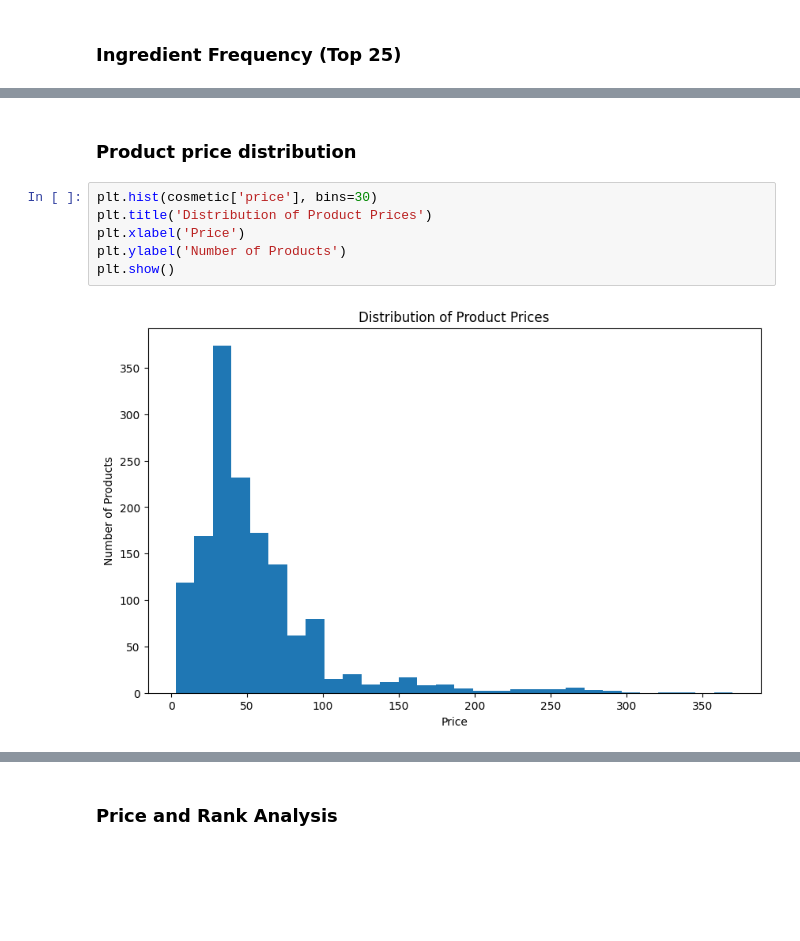
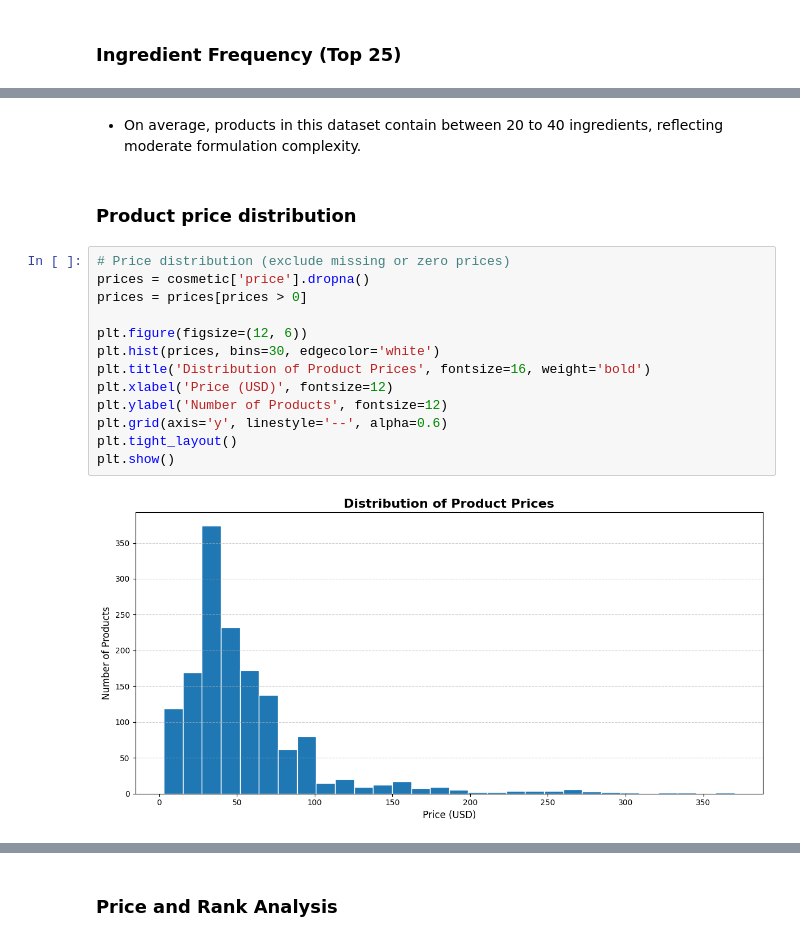
Before and after one commit to angelakberry/beauty_wizard, a Jupyter notebook: working_beauty_wizard.ipynb, the cells around one changed output, grey strips where cells are left out. Cells and saved outputs as stored; diff of their text form; blank space fills up the shorter version.

```diff
--- a/working_beauty_wizard.ipynb
+++ b/working_beauty_wizard.ipynb
@@ -409,10 +525,19 @@ plt.show()
+# %% [markdown]
+* On average, products in this dataset contain between 20 to 40 ingredients, reflecting moderate formulation complexity.
 # %% [markdown]
 ### Product price distribution
 # %%
-plt.hist(cosmetic['price'], bins=30)
-plt.title('Distribution of Product Prices')
-plt.xlabel('Price')
-plt.ylabel('Number of Products')
+# Price distribution (exclude missing or zero prices)
+prices = cosmetic['price'].dropna()
+prices = prices[prices > 0]
+
+plt.figure(figsize=(12, 6))
+plt.hist(prices, bins=30, edgecolor='white')
+plt.title('Distribution of Product Prices', fontsize=16, weight='bold')
+plt.xlabel('Price (USD)', fontsize=12)
+plt.ylabel('Number of Products', fontsize=12)
+plt.grid(axis='y', linestyle='--', alpha=0.6)
+plt.tight_layout()
 plt.show()
 # %% [output]
-[figure, old version]
+[figure, new version]
```
Also changed, not shown: parts of 18 cells of this notebook, 2 other files.
